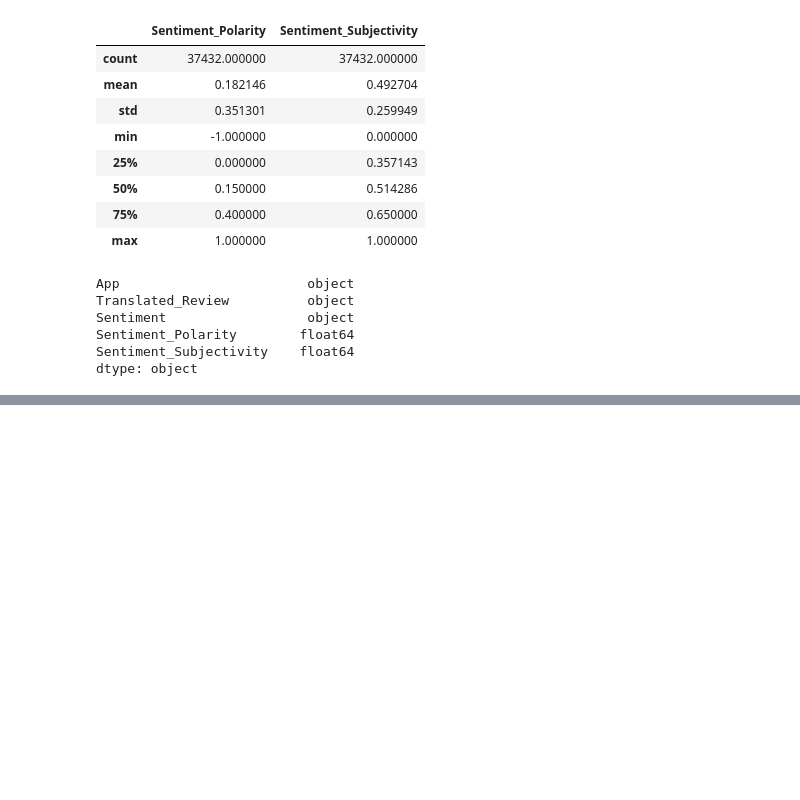
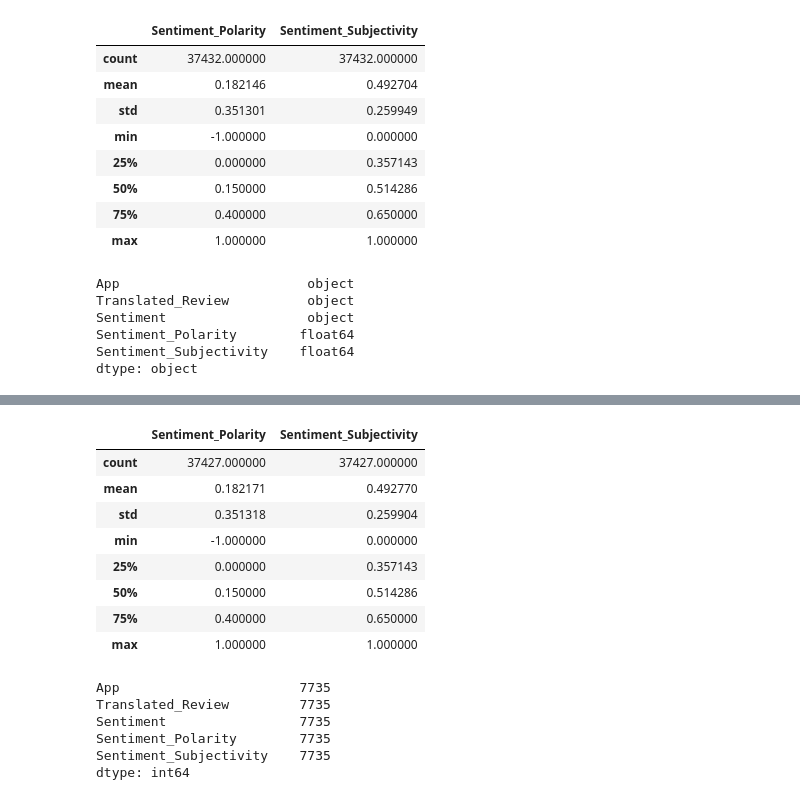
Before and after one commit to UdayFirake/EDA-Play_Store_App_Review_Analysis, a Jupyter notebook: Capstone_Project_1_EDA_Play_Store_App_Review_Analysis.ipynb, the cells around one changed output, grey strips where cells are left out. Saved outputs shown, nothing was run; the diff lists cells and outputs as text; code cells hidden in the pictures; blank space fills up the shorter version.

```diff
--- a/Capstone_Project_1_EDA_Play_Store_App_Review_Analysis.ipynb
+++ b/Capstone_Project_1_EDA_Play_Store_App_Review_Analysis.ipynb
@@ -289,0 +624,23 @@ dtype: object
+# %%
+# Description of data.
+user_reviews_df.describe()
+# %% [output]
+|  | Sentiment_Polarity | Sentiment_Subjectivity |
+| count | 37427.000000 | 37427.000000 |
+| mean | 0.182171 | 0.492770 |
+| std | 0.351318 | 0.259904 |
+| min | -1.000000 | 0.000000 |
+| 25% | 0.000000 | 0.357143 |
+| 50% | 0.150000 | 0.514286 |
+| 75% | 0.400000 | 0.650000 |
+| max | 1.000000 | 1.000000 |
+# %%
+# Check for duplicate.
+user_reviews_df[user_reviews_df.duplicated()].count()
+# %% [output]
+App                       7735
+Translated_Review         7735
+Sentiment                 7735
+Sentiment_Polarity        7735
+Sentiment_Subjectivity    7735
+dtype: int64
```
Also changed, not shown: parts of 50 cells of this notebook.
